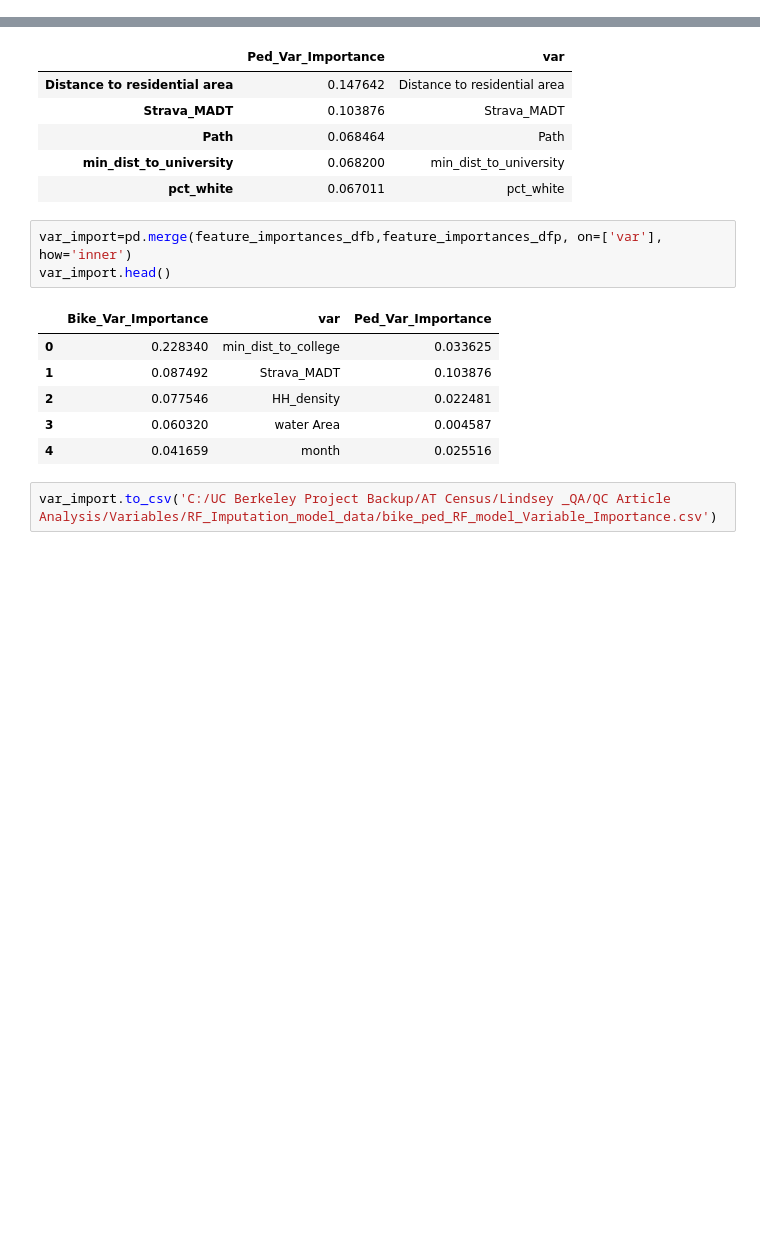
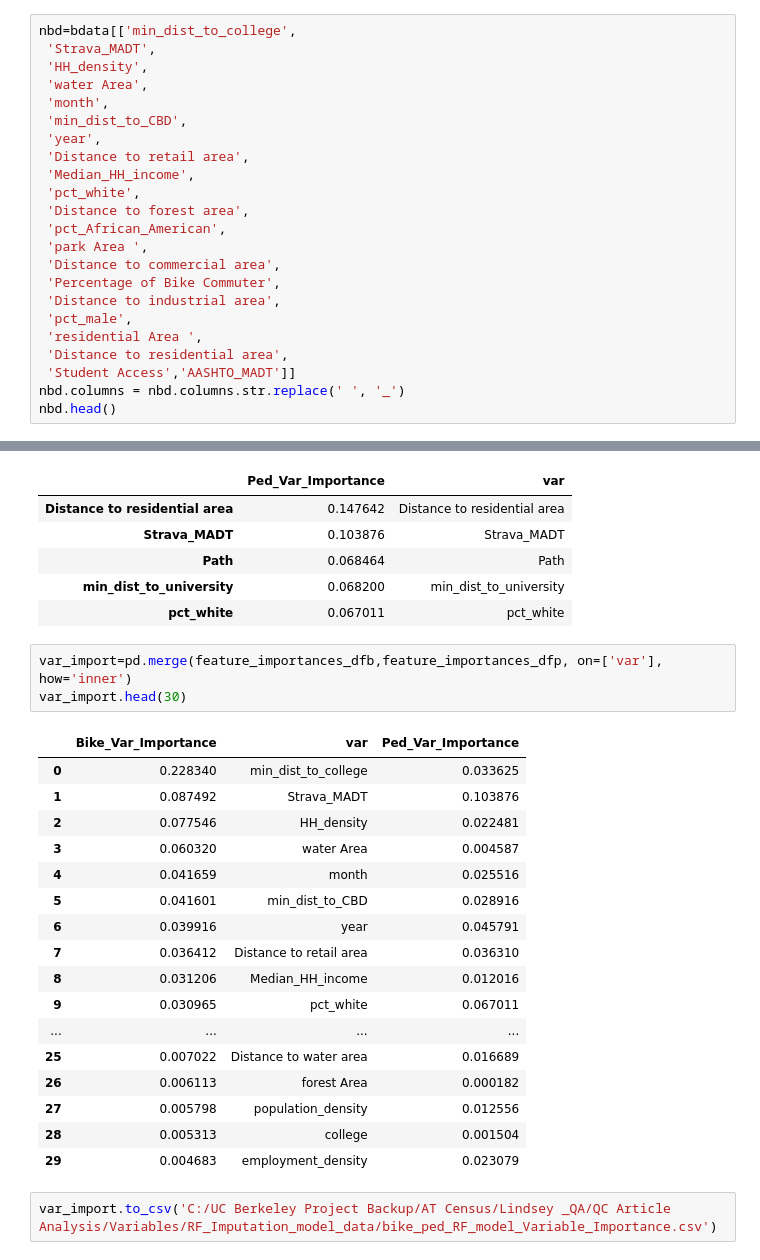
Before and after one commit to mintu07ruet/QC-Article, a Jupyter notebook: RF Model.ipynb, the cells around one changed output, grey strips where cells are left out. Cells and saved outputs as stored; diff of their text form; blank space fills up the shorter version.

```diff
--- a/RF Model.ipynb
+++ b/RF Model.ipynb
@@ -533,0 +561,23 @@ feature_importances_df.to_csv('C:/UC Berkeley Project Backup/AT Census/Lindsey _
+# %%
+nbd=bdata[['min_dist_to_college',
+ 'Strava_MADT',
+ 'HH_density',
+ 'water Area',
+ 'month',
+ 'min_dist_to_CBD',
+ 'year',
+ 'Distance to retail area',
+ 'Median_HH_income',
+ 'pct_white',
+ 'Distance to forest area',
+ 'pct_African_American',
+ 'park Area ',
+ 'Distance to commercial area',
+ 'Percentage of Bike Commuter',
+ 'Distance to industrial area',
+ 'pct_male',
+ 'residential Area ',
+ 'Distance to residential area',
+ 'Student Access','AASHTO_MADT']]
+nbd.columns = nbd.columns.str.replace(' ', '_')
+nbd.head()
@@ -1016,13 +1269,24 @@ feature_importances_dfp.head()
 | pct_white | 0.067011 | pct_white |
 # %%
 var_import=pd.merge(feature_importances_dfb,feature_importances_dfp, on=['var'], how='inner')
-var_import.head()
+var_import.head(30)
 # %% [output]
 |  | Bike_Var_Importance | var | Ped_Var_Importance |
 | 0 | 0.228340 | min_dist_to_college | 0.033625 |
 | 1 | 0.087492 | Strava_MADT | 0.103876 |
 | 2 | 0.077546 | HH_density | 0.022481 |
 | 3 | 0.060320 | water Area | 0.004587 |
 | 4 | 0.041659 | month | 0.025516 |
+| 5 | 0.041601 | min_dist_to_CBD | 0.028916 |
+| 6 | 0.039916 | year | 0.045791 |
+| 7 | 0.036412 | Distance to retail area | 0.036310 |
+| 8 | 0.031206 | Median_HH_income | 0.012016 |
+| 9 | 0.030965 | pct_white | 0.067011 |
+| ... | ... | ... | ... |
+| 25 | 0.007022 | Distance to water area | 0.016689 |
+| 26 | 0.006113 | forest Area | 0.000182 |
+| 27 | 0.005798 | population_density | 0.012556 |
+| 28 | 0.005313 | college | 0.001504 |
+| 29 | 0.004683 | employment_density | 0.023079 |
 # %%
 var_import.to_csv('C:/UC Berkeley Project Backup/AT Census/Lindsey _QA/QC Article Analysis/Variables/RF_Imputation_model_data/bike_ped_RF_model_Variable_Importance.csv')
```
Also changed, not shown: parts of 25 cells of this notebook, 1 other file.
